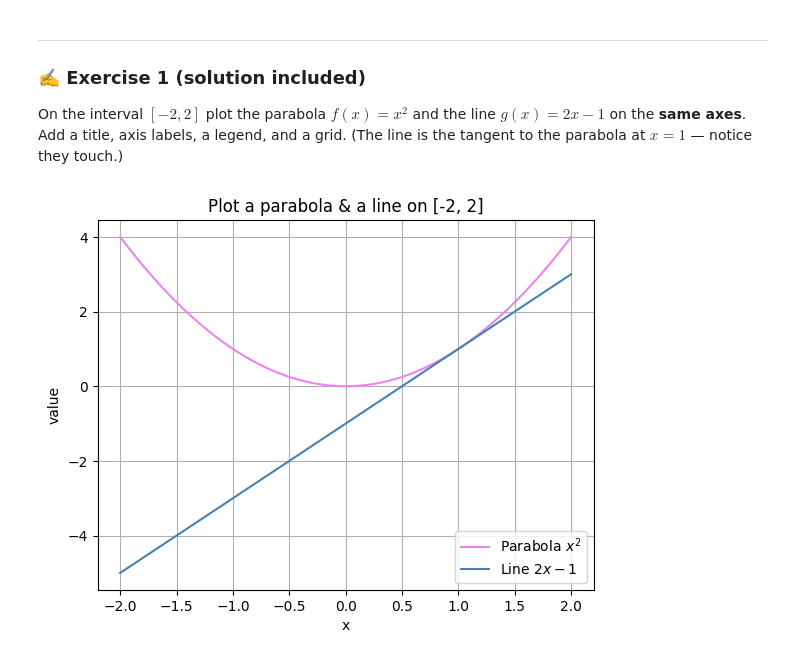
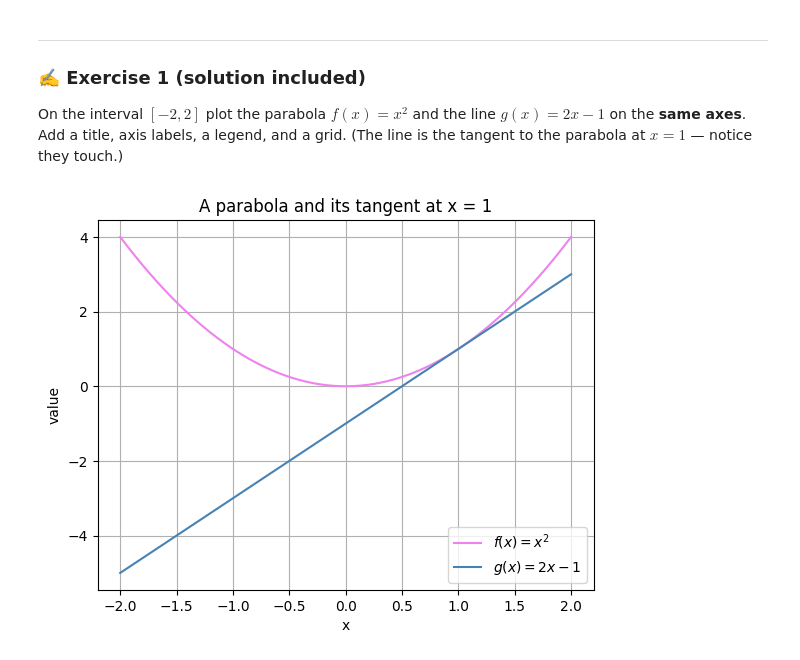
Before and after one commit to JayZeus999/Math-For-ML, a Jupyter notebook: cto-school/02a_plotting_functions.ipynb, the cells around one changed output. Drawn from its saved outputs; the diff is of its cells as text; code cells hidden in the pictures.

```diff
--- a/cto-school/02a_plotting_functions.ipynb
+++ b/cto-school/02a_plotting_functions.ipynb
@@ -215,15 +215,15 @@ grid. (The line is the tangent to the parabola at $x = 1$ — notice they touch.
 # %%
 x = np.linspace(-2, 2, 200)
 
 y = (x ** 2)
 z = (2 * x) - 1
 
-plt.plot(x, y, color="violet", label=r"Parabola $x^2$")
-plt.plot(x, z, color="steelblue", label=r"Line $2x - 1$")
-plt.title("Plot a parabola & a line on [-2, 2]")
+plt.plot(x, y, color="violet", label=r"$f(x) = x^2$")
+plt.plot(x, z, color="steelblue", label=r"$g(x) = 2x - 1$")
+plt.title("A parabola and its tangent at x = 1")
 plt.xlabel("x"); plt.ylabel("value")
 plt.legend()
 plt.grid(True)
 plt.show()
 # %% [output]
-[figure, old version]
+[figure, new version]
```
Also changed, not shown: parts of 3 cells of this notebook.
